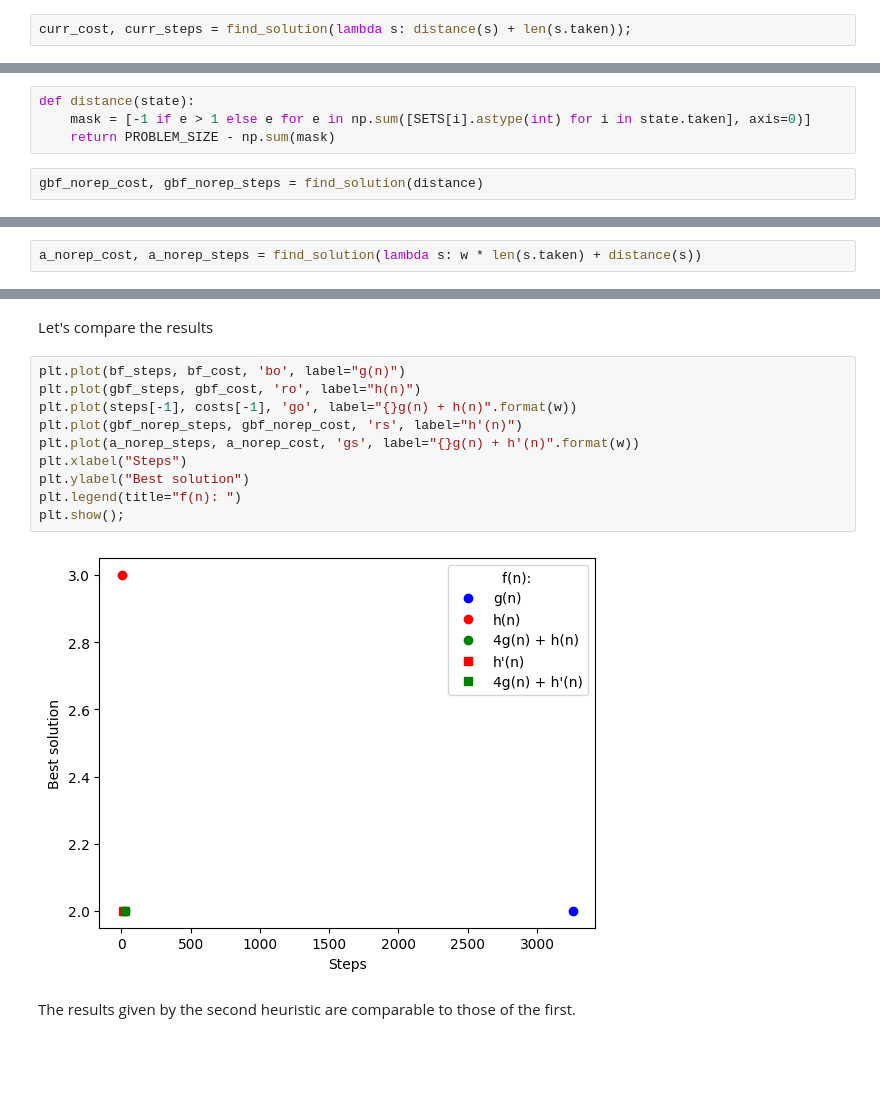
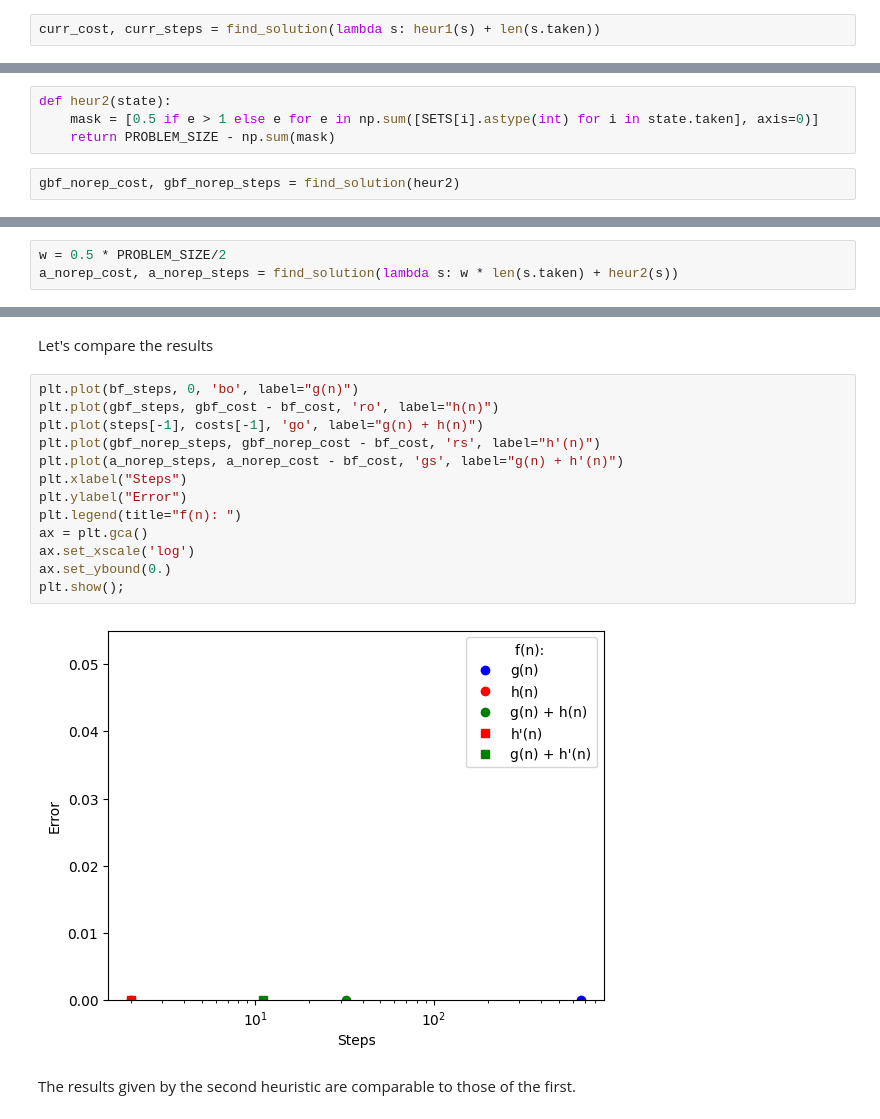
Before and after one commit to Guido-Pio-Natalizio/computational-intelligence, a Jupyter notebook: Lab1-astar.ipynb, the cells around one changed output, grey strips where cells are left out. Cells and saved outputs as stored; diff of their text form; blank space fills up the shorter version.

```diff
--- a/Lab1-astar.ipynb
+++ b/Lab1-astar.ipynb
@@ -93,5 +118,5 @@ The metric used to calculate the priority is
 - g = number of sets taken
 - h = number of spots left to fill
 # %%
-curr_cost, curr_steps = find_solution(lambda s: distance(s) + len(s.taken));
+curr_cost, curr_steps = find_solution(lambda s: heur1(s) + len(s.taken))
 # %% [output]
@@ -144,9 +170,9 @@ Predictably, as w increases, the algorithm behaves more like uniform-cost search
 ## Changing heuristics
 Let's try changing h(n) to penalize repeated values
 # %%
-def distance(state):
-    mask = [-1 if e > 1 else e for e in np.sum([SETS[i].astype(int) for i in state.taken], axis=0)]
+def heur2(state):
+    mask = [0.5 if e > 1 else e for e in np.sum([SETS[i].astype(int) for i in state.taken], axis=0)]
     return PROBLEM_SIZE - np.sum(mask)
 # %%
-gbf_norep_cost, gbf_norep_steps = find_solution(distance)
+gbf_norep_cost, gbf_norep_steps = find_solution(heur2)
 # %% [output]
@@ -156,3 +184,4 @@ Cost: 2
 # %%
-a_norep_cost, a_norep_steps = find_solution(lambda s: w * len(s.taken) + distance(s))
+w = 0.5 * PROBLEM_SIZE/2
+a_norep_cost, a_norep_steps = find_solution(lambda s: w * len(s.taken) + heur2(s))
 # %% [output]
@@ -162,17 +202,20 @@ Cost: 2
 # %% [markdown]
 Let's compare the results
 # %%
-plt.plot(bf_steps, bf_cost, 'bo', label="g(n)")
-plt.plot(gbf_steps, gbf_cost, 'ro', label="h(n)")
-plt.plot(steps[-1], costs[-1], 'go', label="{}g(n) + h(n)".format(w))
-plt.plot(gbf_norep_steps, gbf_norep_cost, 'rs', label="h'(n)")
-plt.plot(a_norep_steps, a_norep_cost, 'gs', label="{}g(n) + h'(n)".format(w))
+plt.plot(bf_steps, 0, 'bo', label="g(n)")
+plt.plot(gbf_steps, gbf_cost - bf_cost, 'ro', label="h(n)")
+plt.plot(steps[-1], costs[-1], 'go', label="g(n) + h(n)")
+plt.plot(gbf_norep_steps, gbf_norep_cost - bf_cost, 'rs', label="h'(n)")
+plt.plot(a_norep_steps, a_norep_cost - bf_cost, 'gs', label="g(n) + h'(n)")
 plt.xlabel("Steps")
-plt.ylabel("Best solution")
+plt.ylabel("Error")
 plt.legend(title="f(n): ")
+ax = plt.gca()
+ax.set_xscale('log')
+ax.set_ybound(0.)
 plt.show();
 # %% [output]
-[figure, old version]
+[figure, new version]
 # %% [markdown]
 The results given by the second heuristic are comparable to those of the first.
 # %% [markdown]
```
Also changed, not shown: parts of 16 cells of this notebook.
